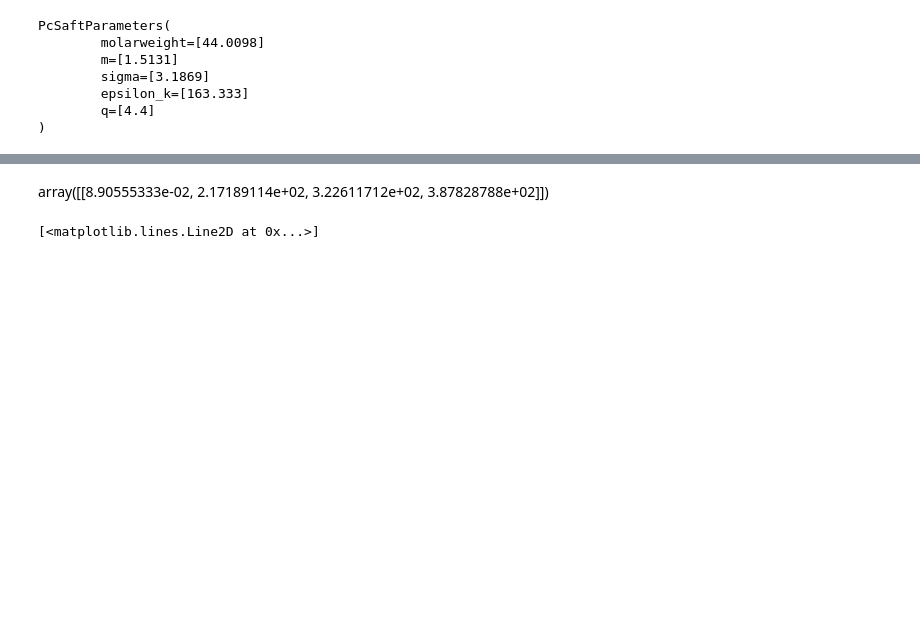
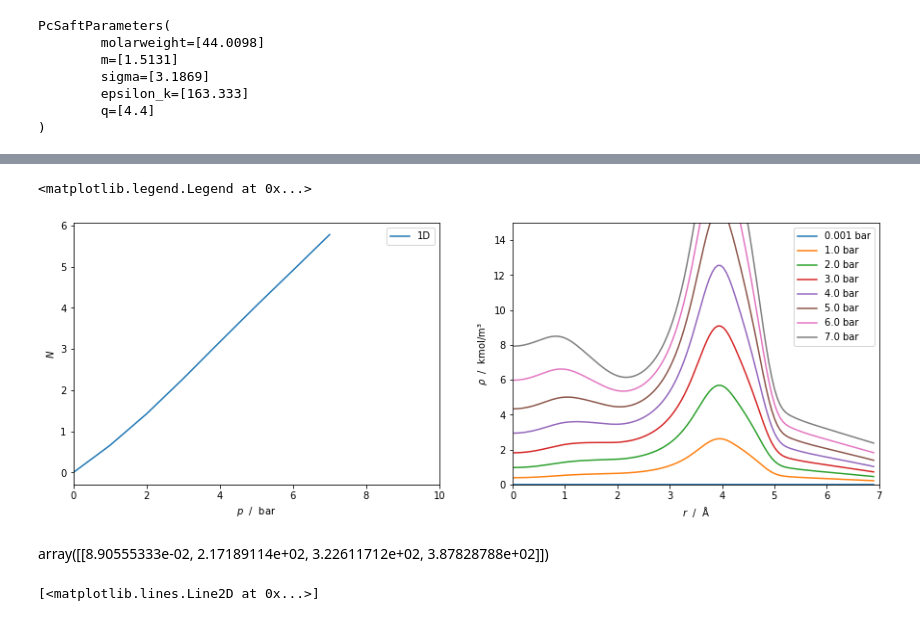
Before and after one commit to bbbursik/feos-pcsaft, a Jupyter notebook: examples/22-02-21-Adsorption3D.ipynb, the cells around one changed output, grey strips where cells are left out. Drawn from its saved outputs; the diff is of its cells as text; code cells hidden in the pictures; blank space fills up the shorter version.

```diff
--- a/examples/22-02-21-Adsorption3D.ipynb
+++ b/examples/22-02-21-Adsorption3D.ipynb
@@ -215,3 +190,24 @@ array([8.25699500e-04, 2.13716759e+00, 4.15514296e+00, 5.86896429e+00,
+# %%
+###### Plot 1D isotherm #########
+f, ax = plt.subplots(1,2,figsize=(15,5))
+# ax[0].plot(isotherm3D.pressure/BAR, isotherm3D.total_adsorption*NAV,'o', label="3D")
+ax[0].plot(isotherm1D.pressure/BAR, isotherm1D.total_adsorption*NAV, label="1D")
+ax[0].set_xlabel('$p~~/~~\\mathrm{bar}$')
+ax[0].set_ylabel('$N$')
+ax[0].legend()
+ax[0].set_xlim(0,10)
+# ax[0].set_ylim(0,800)
+
+for profile in isotherm1D.profiles[:10]:
+    ax[1].plot(profile.r/ANGSTROM, (profile.density/(KILO*MOL/METER**3)).T, label=f'{profile.bulk.pressure()/BAR:.2} bar')
+ax[1].set_xlabel('$r~~/~~\\mathrm{\AA}$')
+ax[1].set_ylabel('$\\rho~~/~~\\mathrm{kmol/m³}$')
+ax[1].set_xlim(0,7)
+ax[1].set_ylim(0,15)
+ax[1].legend()
+# %% [output]
+<matplotlib.legend.Legend at 0x...>
+[figure, added]
 # %% [markdown]
 array([[8.90555333e-02, 2.17189114e+02, 3.22611712e+02, 3.87828788e+02]])
 # %%
```
Also changed, not shown: parts of 17 cells of this notebook, 4 other files.
